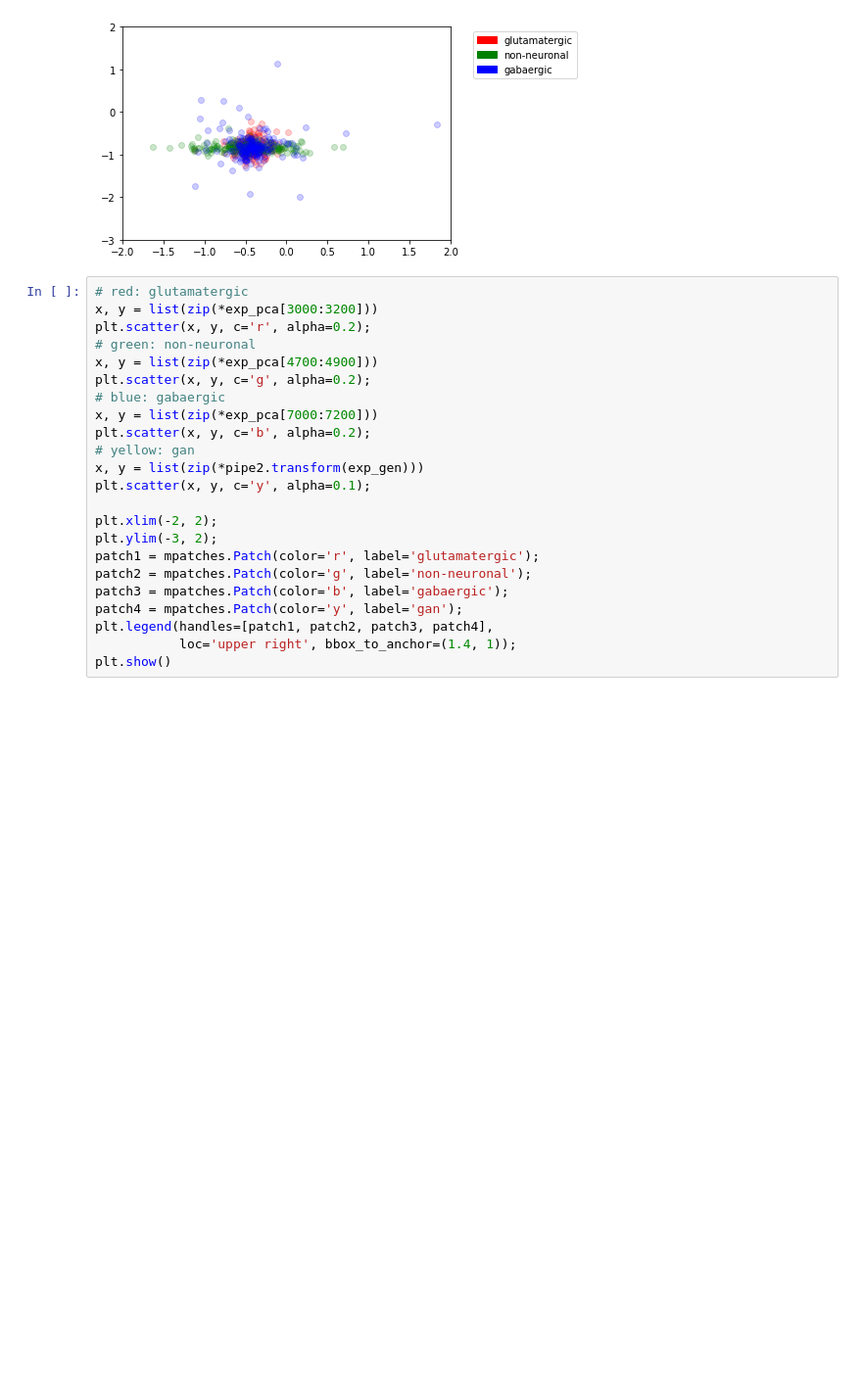
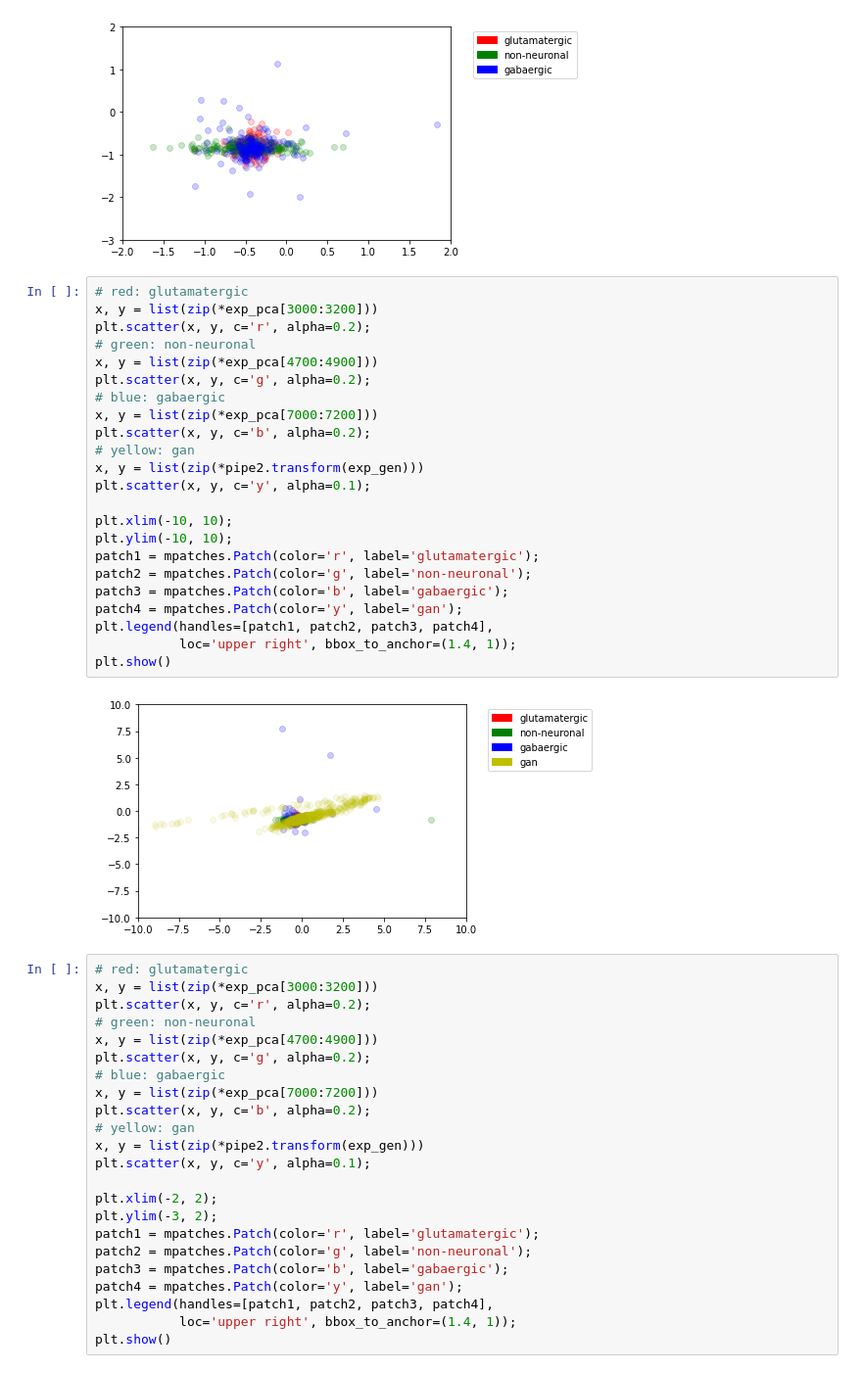
Before and after one commit to MutianWang/novel-cell, a Jupyter notebook: human/gan.ipynb, the cells around one changed output. Shown at 98% size. Drawn from its saved outputs; the diff is of its cells as text; blank space fills up the shorter version.

```diff
--- a/human/gan.ipynb
+++ b/human/gan.ipynb
@@ -401,6 +401,31 @@ plt.legend(handles=[patch1, patch2, patch3],
 plt.show()
 # %% [output]
 [figure]
+# %%
+# red: glutamatergic
+x, y = list(zip(*exp_pca[3000:3200]))
+plt.scatter(x, y, c='r', alpha=0.2);
+# green: non-neuronal
+x, y = list(zip(*exp_pca[4700:4900]))
+plt.scatter(x, y, c='g', alpha=0.2);
+# blue: gabaergic
+x, y = list(zip(*exp_pca[7000:7200]))
+plt.scatter(x, y, c='b', alpha=0.2);
+# yellow: gan
+x, y = list(zip(*pipe2.transform(exp_gen)))
+plt.scatter(x, y, c='y', alpha=0.1);
+
+plt.xlim(-10, 10);
+plt.ylim(-10, 10);
+patch1 = mpatches.Patch(color='r', label='glutamatergic');
+patch2 = mpatches.Patch(color='g', label='non-neuronal');
+patch3 = mpatches.Patch(color='b', label='gabaergic');
+patch4 = mpatches.Patch(color='y', label='gan');
+plt.legend(handles=[patch1, patch2, patch3, patch4],
+           loc='upper right', bbox_to_anchor=(1.4, 1));
+plt.show()
+# %% [output]
+[figure, added]
 # %%
 # red: glutamatergic
 x, y = list(zip(*exp_pca[3000:3200]))
```
